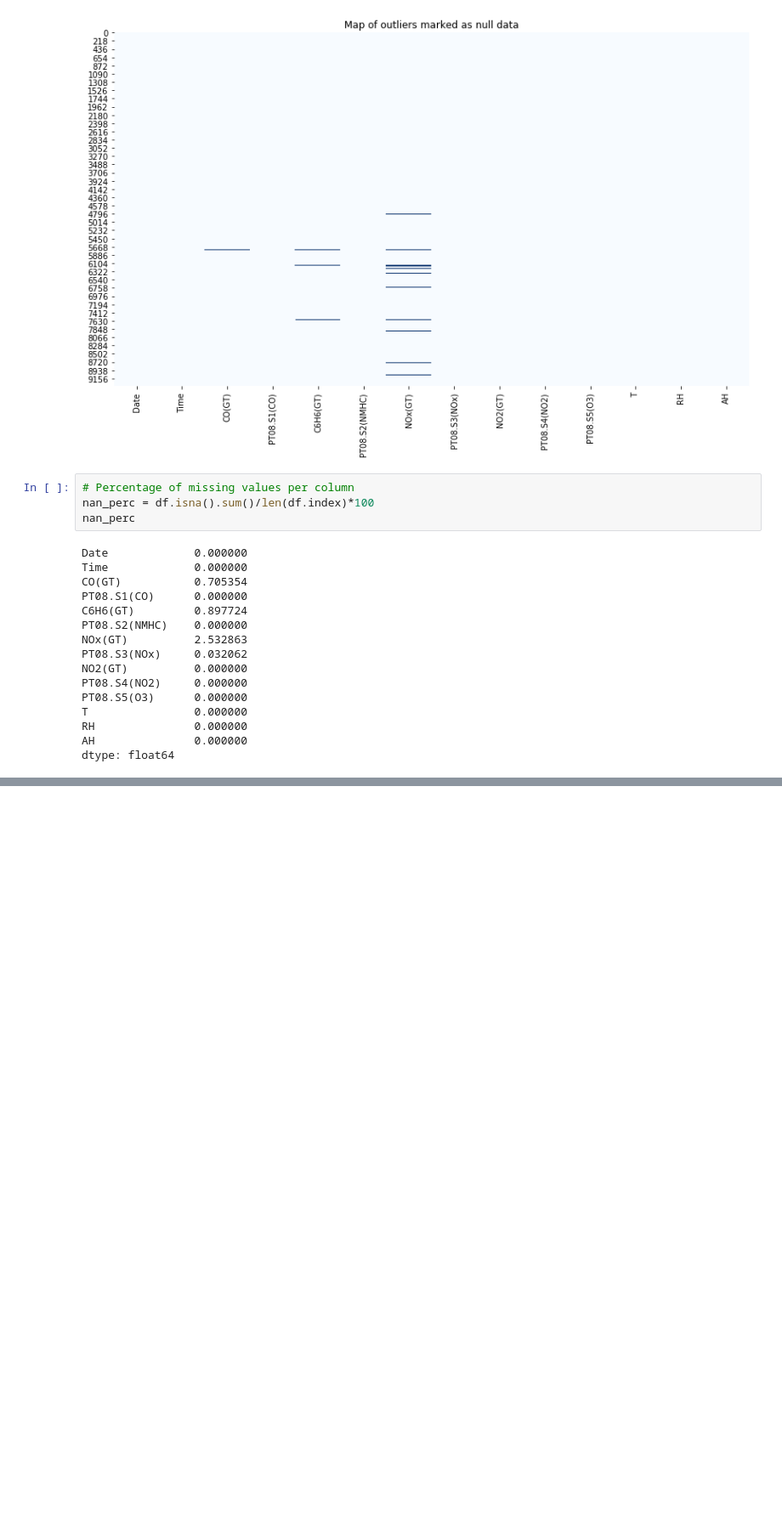
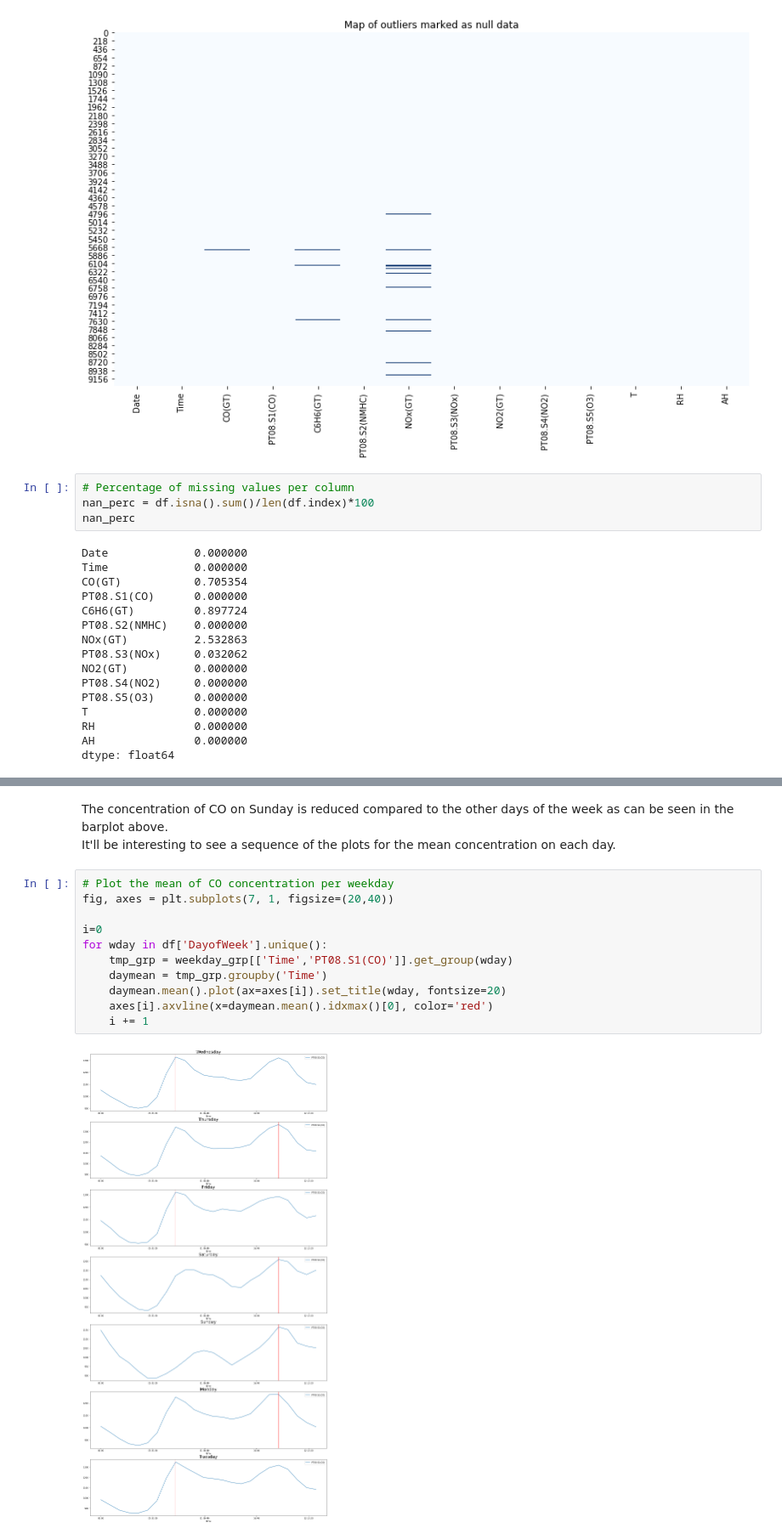
Before and after one commit to elisiojsj/Data-Science, a Jupyter notebook: CO_concentration-analysis.ipynb, the cells around one changed output, grey strips where cells are left out. Shown: that part at 85% size. Cells and saved outputs as stored; diff of their text form; blank space fills up the shorter version.

```diff
--- a/CO_concentration-analysis.ipynb
+++ b/CO_concentration-analysis.ipynb
@@ -222,0 +238,16 @@ df.fillna(method='ffill', inplace=True)
+# %% [markdown]
+The concentration of CO on Sunday is reduced compared to the other days of the week as can be seen in the barplot above.<br>
+It'll be interesting to see a sequence of the plots for the mean concentration on each day.
+# %%
+# Plot the mean of CO concentration per weekday
+fig, axes = plt.subplots(7, 1, figsize=(20,40))
+
+i=0
+for wday in df['DayofWeek'].unique():
+    tmp_grp = weekday_grp[['Time','PT08.S1(CO)']].get_group(wday)
+    daymean = tmp_grp.groupby('Time')
+    daymean.mean().plot(ax=axes[i]).set_title(wday, fontsize=20)
+    axes[i].axvline(x=daymean.mean().idxmax()[0], color='red')
+    i += 1
+# %% [output]
+[figure, added]
```
Also changed, not shown: parts of 8 cells of this notebook.
